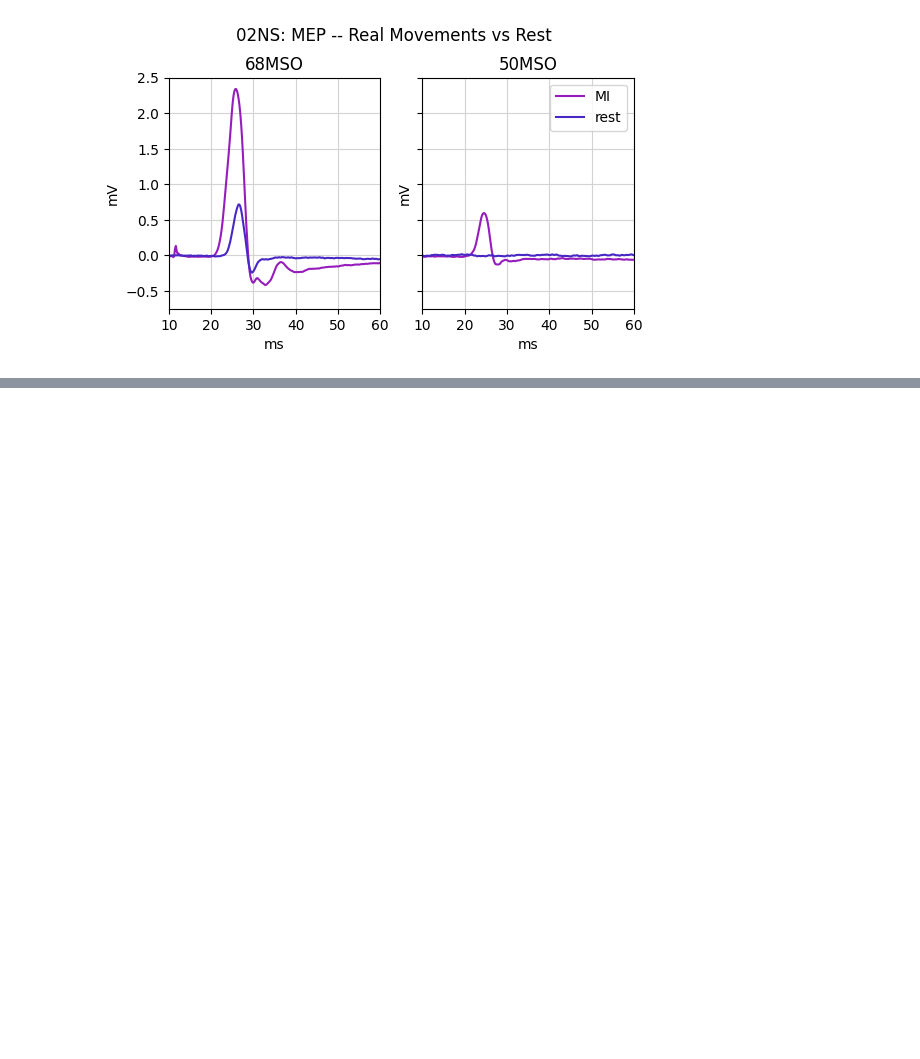
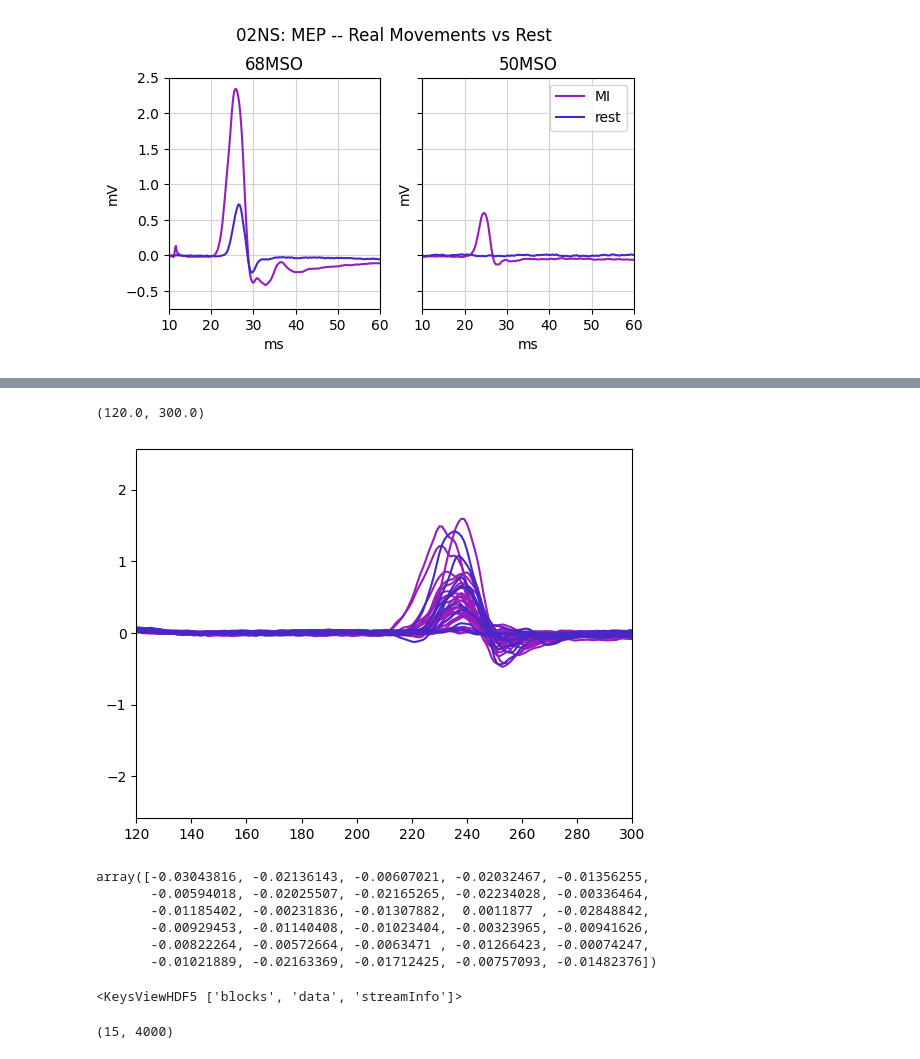
Before and after one commit to JuliaRory/PonkSync-Trainer, a Jupyter notebook: notebooks/04_process_MEP.ipynb, the cells around one changed output, grey strips where cells are left out. Cells and saved outputs as stored; diff of their text form; code cells hidden in the pictures; blank space fills up the shorter version.

```diff
--- a/notebooks/04_process_MEP.ipynb
+++ b/notebooks/04_process_MEP.ipynb
@@ -153,0 +159,19 @@ for ax in axis:
+# %%
+for plot in motor_quasi_mi:
+    plt.plot(-plot, label='MI', color="#961CBB");
+
+for plot in rest_quasi_mi:
+    plt.plot(-plot, label='rest', color="#4927C5");
+plt.xlim(120, 300)
+# %% [output]
+(120.0, 300.0)
+[figure, added]
+# %%
+np.mean(motor_quasi_mi, axis=1)
+# %% [output]
+array([-0.03043816, -0.02136143, -0.00607021, -0.02032467, -0.01356255,
+       -0.00594018, -0.02025507, -0.02165265, -0.02234028, -0.00336464,
+       -0.01185402, -0.00231836, -0.01307882,  0.0011877 , -0.02848842,
+       -0.00929453, -0.01140408, -0.01023404, -0.00323965, -0.00941626,
+       -0.00822264, -0.00572664, -0.0063471 , -0.01266423, -0.00074247,
+       -0.01021889, -0.02163369, -0.01712425, -0.00757093, -0.01482376])
@@ -153,0 +180,8 @@ for ax in axis:
+# %%
+filename = r"..\data\04KK\01_04KK_nofb_test.hdf"
+# filename = r"..\data\04KK\09_04KK_tms_32MSO_real.hdf"
+with h5py.File(filename, "r") as h5f:
+    print(h5f["eeg"].keys())
+    data = h5f["eeg/data"][:]
+# %% [output]
+<KeysViewHDF5 ['blocks', 'data', 'streamInfo']>
@@ -153,0 +238,4 @@ for ax in axis:
+# %%
+trig_epochs.shape
+# %% [output]
+(15, 4000)
```
Also changed, not shown: parts of 10 cells of this notebook.
